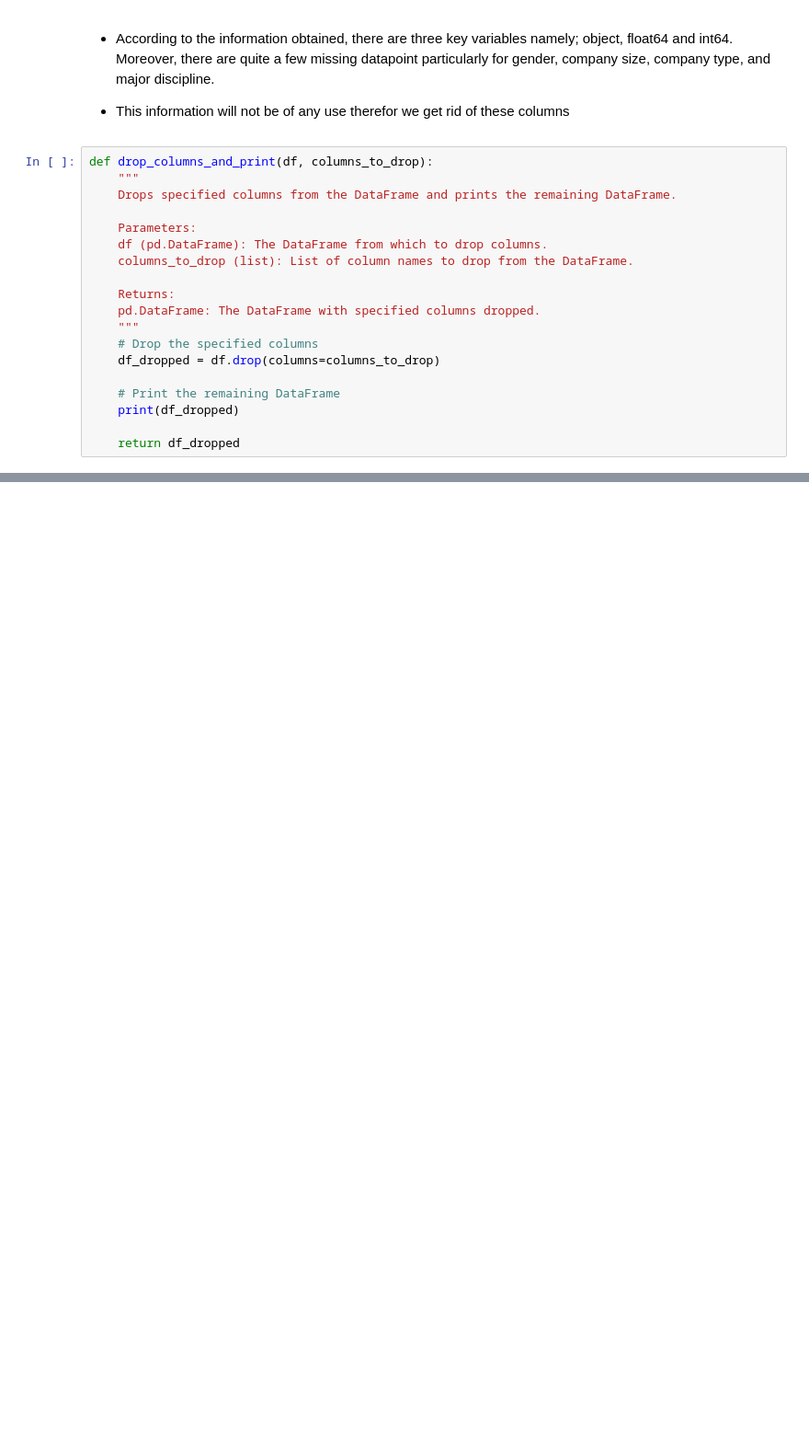
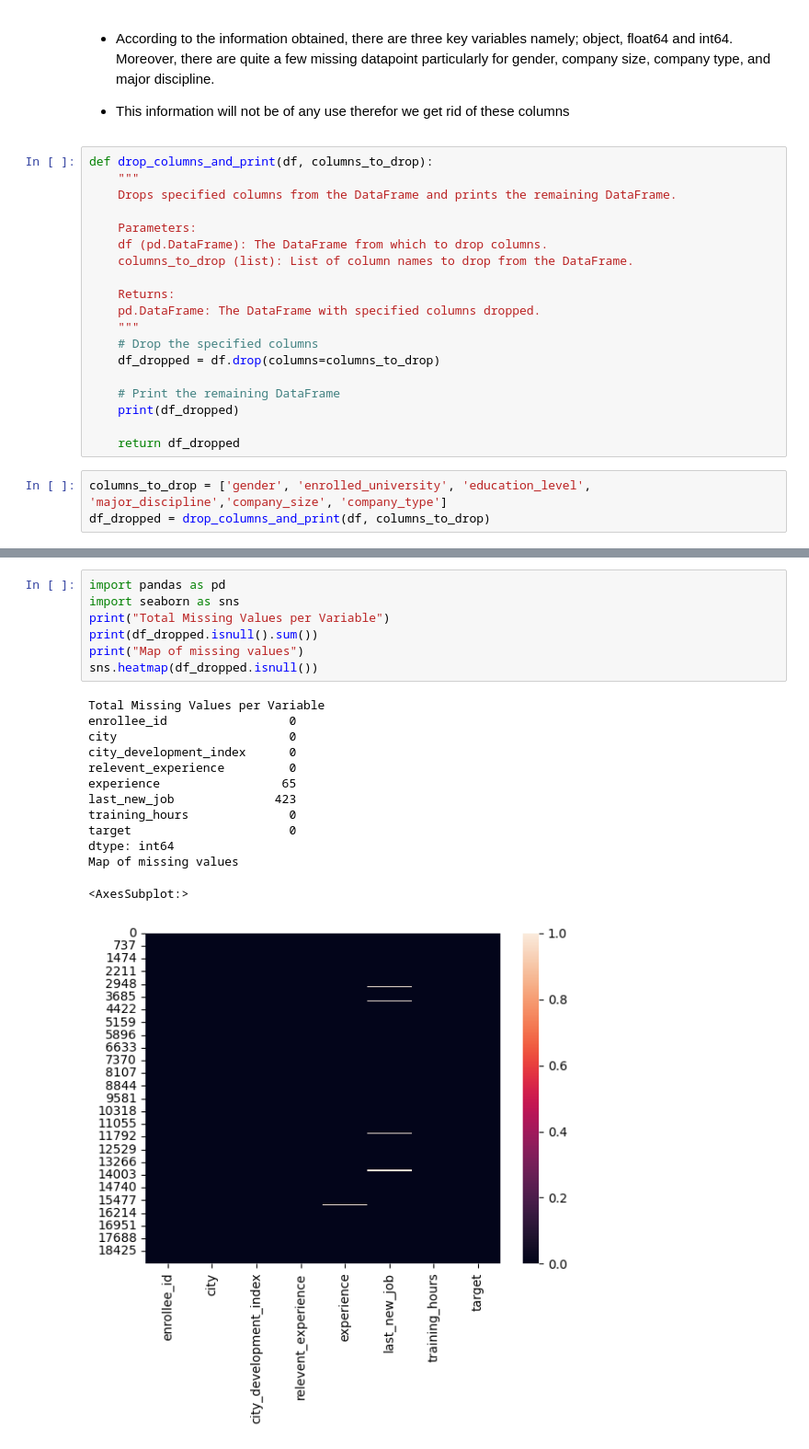
Before and after one commit to asiemachris12/DS-Job-Change-Prediction-Machine-Learning-Project, a Jupyter notebook: 002-DS Job Change.ipynb, the cells around one changed output, grey strips where cells are left out. Shown: that part at 92% size. Saved outputs shown, nothing was run; the diff lists cells and outputs as text; blank space fills up the shorter version.

```diff
--- a/002-DS Job Change.ipynb
+++ b/002-DS Job Change.ipynb
@@ -130,3 +130,6 @@ def drop_columns_and_print(df, columns_to_drop):
     print(df_dropped)
 
     return df_dropped
+# %%
+columns_to_drop = ['gender', 'enrolled_university', 'education_level', 'major_discipline','company_size', 'company_type']
+df_dropped = drop_columns_and_print(df, columns_to_drop)
@@ -133 +154,22 @@ def drop_columns_and_print(df, columns_to_drop):
+# %%
+import pandas as pd
+import seaborn as sns
+print("Total Missing Values per Variable")
+print(df_dropped.isnull().sum())
+print("Map of missing values")
+sns.heatmap(df_dropped.isnull())
+# %% [output]
+Total Missing Values per Variable
+enrollee_id                 0
+city                        0
+city_development_index      0
+relevent_experience         0
+experience                 65
+last_new_job              423
+training_hours              0
+target                      0
+dtype: int64
+Map of missing values
+<AxesSubplot:>
+[figure, added]
 # %%
```
Also changed, not shown: parts of 22 cells of this notebook, 9 other files.
